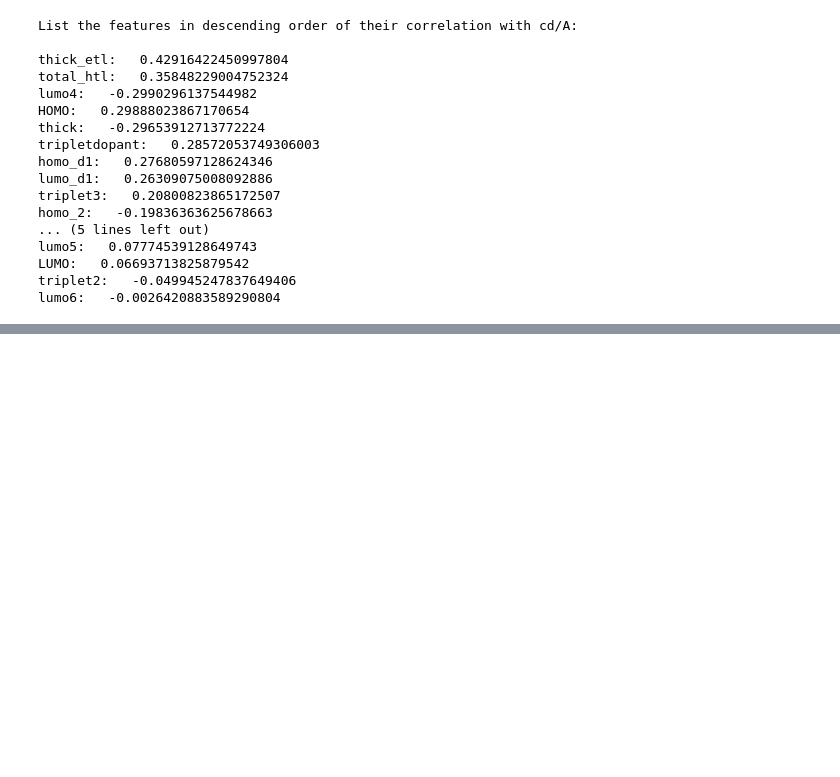
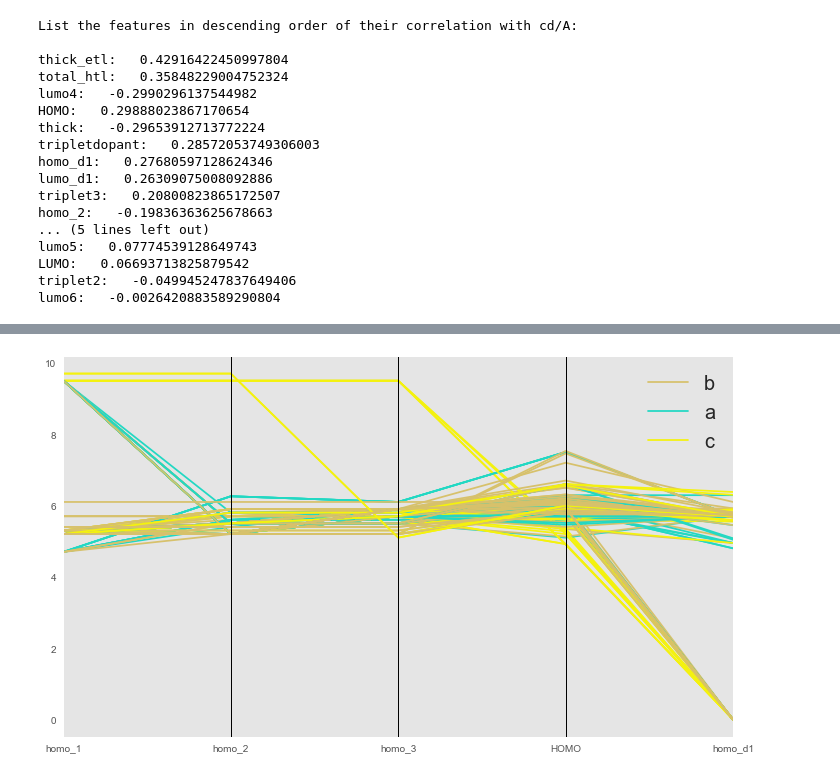
Before and after one commit to asyrafjanai/OLED-model, a Jupyter notebook: 1.4 - features extend side.ipynb, the cells around one changed output, grey strips where cells are left out. Saved outputs shown, nothing was run; the diff lists cells and outputs as text; code cells hidden in the pictures; blank space fills up the shorter version.

```diff
--- a/1.4 - features extend side.ipynb
+++ b/1.4 - features extend side.ipynb
@@ -165,0 +169,11 @@ plt.show()
+# %%
+# parallel coordinate
+X = df[ ['homo_1']+ ['homo_2']+ ['homo_3'] + ['HOMO'] + ['homo_d1'] + ['label']]
+
+plt.rcParams['figure.figsize'] = (12,7)
+params = {'legend.fontsize': 20, 'legend.loc':'best'}
+plt.rcParams.update(params)
+parallel_coordinates(X, 'label')
+plt.show()
+# %% [output]
+[figure, added]
```
Also changed, not shown: parts of 16 cells of this notebook.
